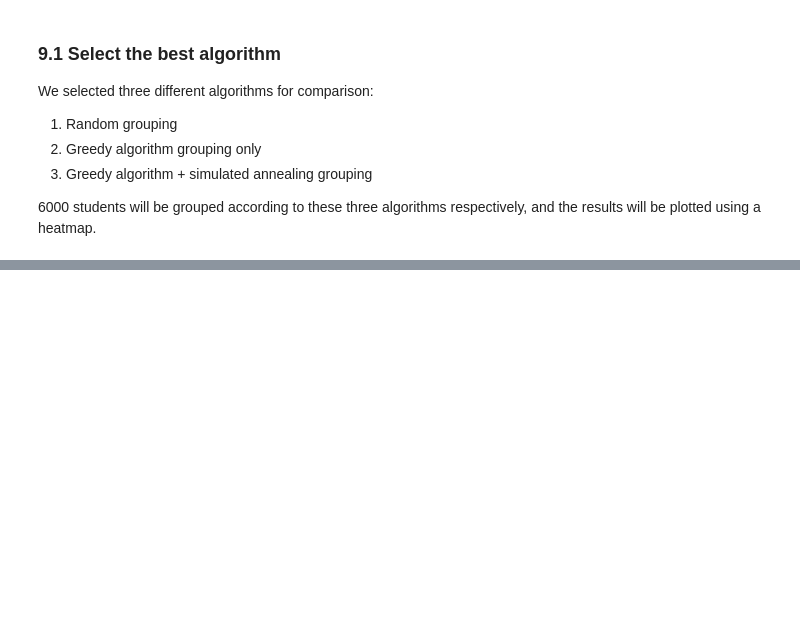
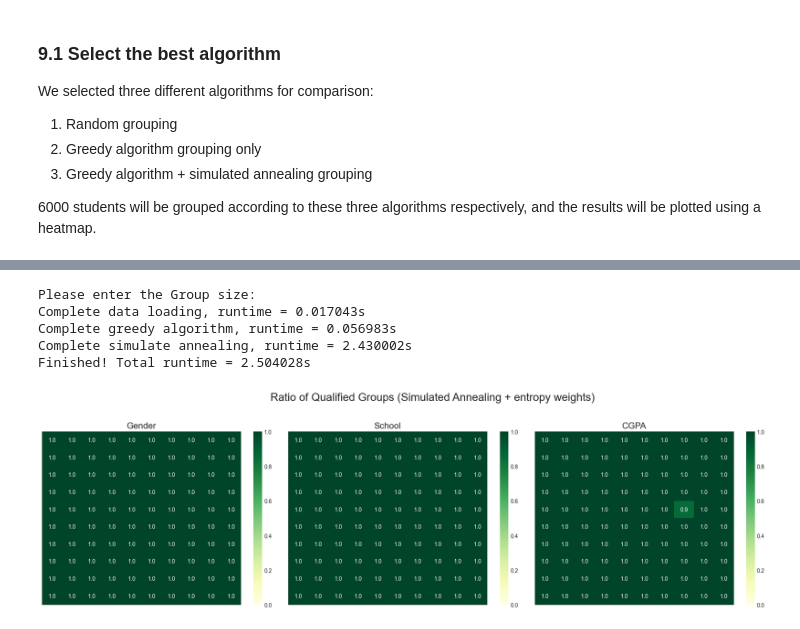
Before and after one commit to yujingyao-dev/NTU_SC1003_mini_project_25S1, a Jupyter notebook: FEL2_Team4_YuJingyao/Computer_Thinking_Mini_Project.ipynb, the cells around one changed output, grey strips where cells are left out. Cells and saved outputs as stored; diff of their text form; code cells hidden in the pictures; blank space fills up the shorter version.

```diff
--- a/FEL2_Team4_YuJingyao/Computer_Thinking_Mini_Project.ipynb
+++ b/FEL2_Team4_YuJingyao/Computer_Thinking_Mini_Project.ipynb
@@ -1136,0 +1308,9 @@ Finished!
+# %%
+main(cooling_rate=0.98,show_plot=(False,True), output=False,use_defalut_value=False)
+# %% [output]
+Please enter the Group size:
+Complete data loading, runtime = 0.017043s
+Complete greedy algorithm, runtime = 0.056983s
+Complete simulate annealing, runtime = 2.430002s
+Finished! Total runtime = 2.504028s
+[figure, added]
```
Also changed, not shown: parts of 57 cells of this notebook, 14 other files.
